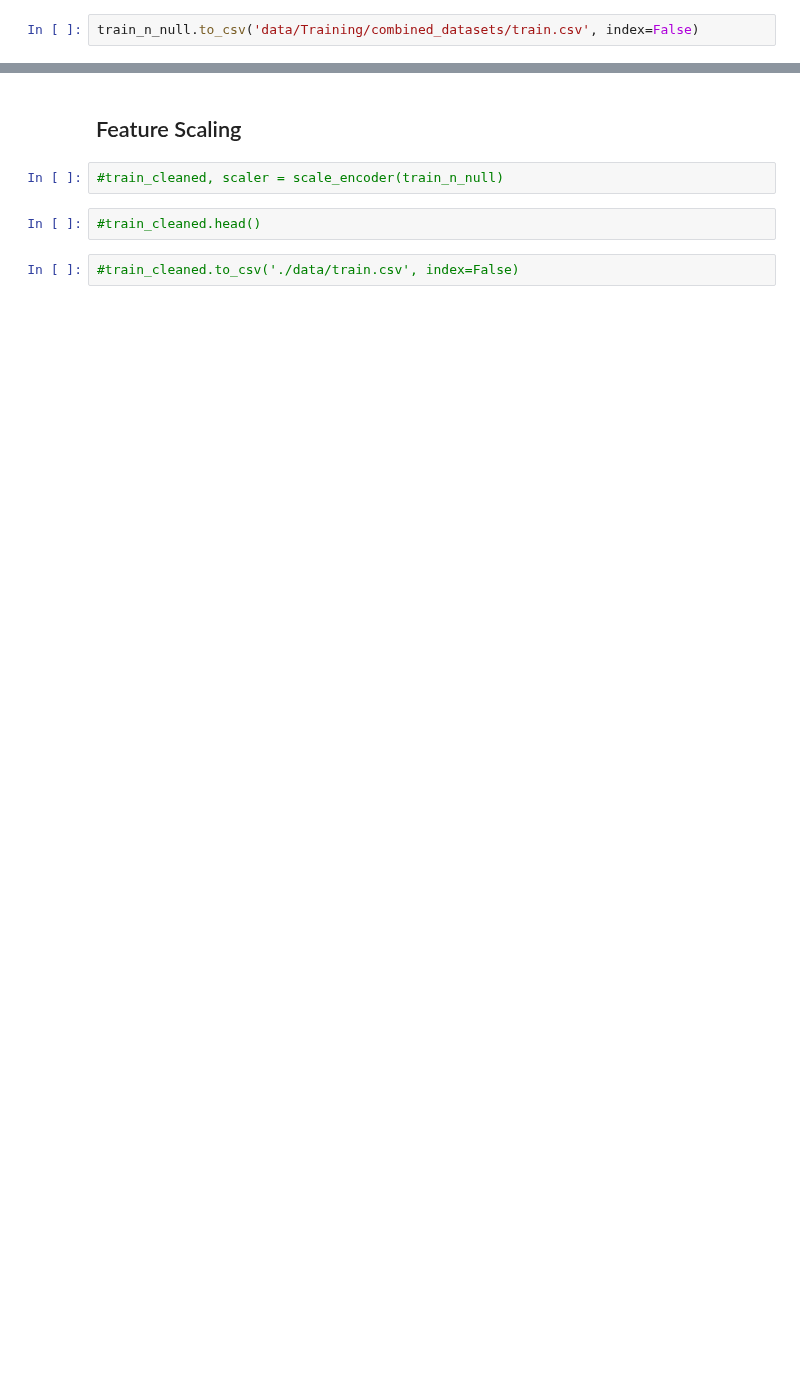
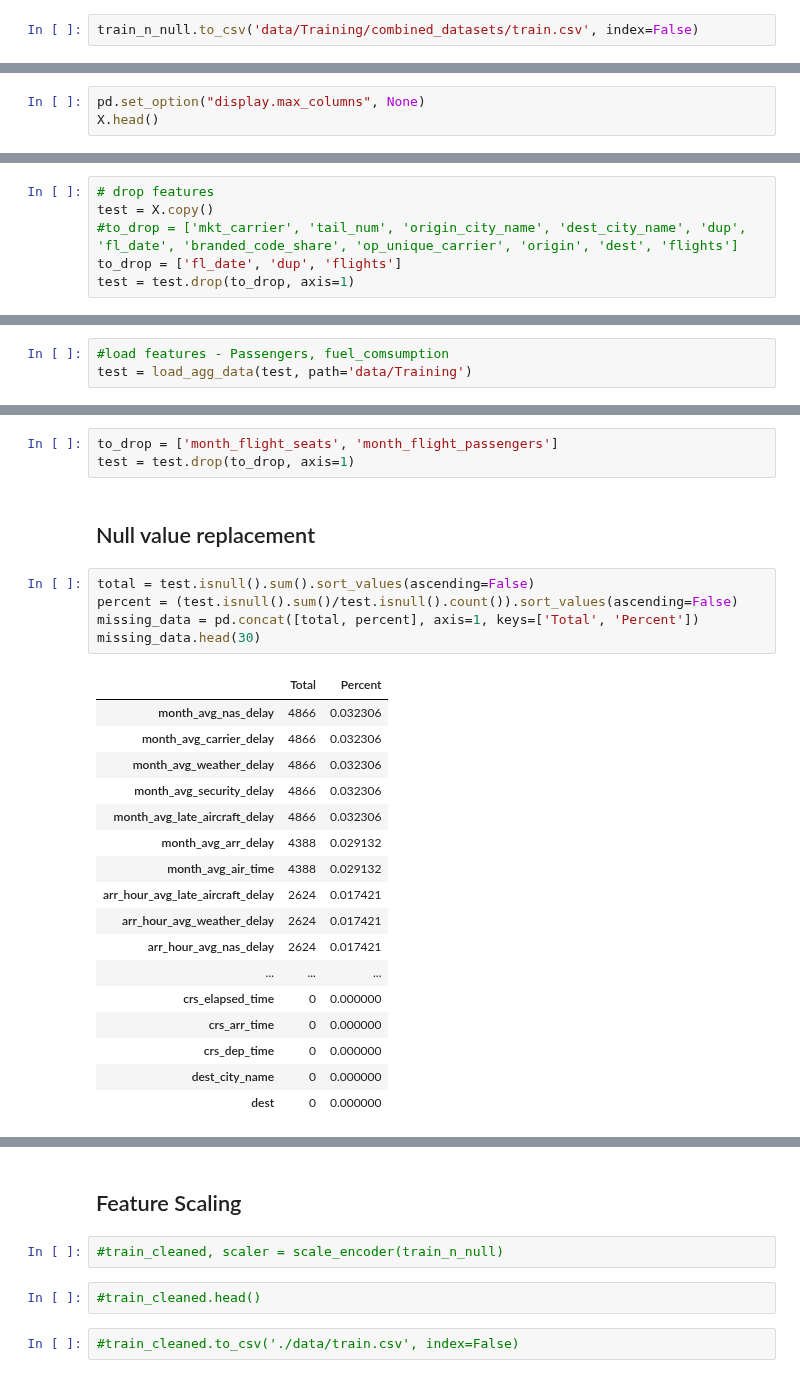
Before and after one commit to Zmek95/Flight_Delay_Predictor, a Jupyter notebook: f_engineering.ipynb, the cells around one changed output, grey strips where cells are left out. Saved outputs shown, nothing was run; the diff lists cells and outputs as text; blank space fills up the shorter version.

Commit message:
Added Test load section to f_engineering notebook

```diff
--- a/f_engineering.ipynb
+++ b/f_engineering.ipynb
@@ -301,0 +325,3 @@ train_n_null.to_csv('data/Training/combined_datasets/train.csv', index=False)
+# %%
+pd.set_option("display.max_columns", None)
+X.head()
@@ -301,0 +335,6 @@ train_n_null.to_csv('data/Training/combined_datasets/train.csv', index=False)
+# %%
+# drop features
+test = X.copy()
+#to_drop = ['mkt_carrier', 'tail_num', 'origin_city_name', 'dest_city_name', 'dup', 'fl_date', 'branded_code_share', 'op_unique_carrier', 'origin', 'dest', 'flights']
+to_drop = ['fl_date', 'dup', 'flights']
+test = test.drop(to_drop, axis=1)
@@ -301,0 +345,3 @@ train_n_null.to_csv('data/Training/combined_datasets/train.csv', index=False)
+# %%
+#load features - Passengers, fuel_comsumption
+test = load_agg_data(test, path='data/Training')
@@ -301,0 +361,28 @@ train_n_null.to_csv('data/Training/combined_datasets/train.csv', index=False)
+# %%
+to_drop = ['month_flight_seats', 'month_flight_passengers']
+test = test.drop(to_drop, axis=1)
+# %% [markdown]
+## Null value replacement
+# %%
+total = test.isnull().sum().sort_values(ascending=False)
+percent = (test.isnull().sum()/test.isnull().count()).sort_values(ascending=False)
+missing_data = pd.concat([total, percent], axis=1, keys=['Total', 'Percent'])
+missing_data.head(30)
+# %% [output]
+|  | Total | Percent |
+| month_avg_nas_delay | 4866 | 0.032306 |
+| month_avg_carrier_delay | 4866 | 0.032306 |
+| month_avg_weather_delay | 4866 | 0.032306 |
+| month_avg_security_delay | 4866 | 0.032306 |
+| month_avg_late_aircraft_delay | 4866 | 0.032306 |
+| month_avg_arr_delay | 4388 | 0.029132 |
+| month_avg_air_time | 4388 | 0.029132 |
+| arr_hour_avg_late_aircraft_delay | 2624 | 0.017421 |
+| arr_hour_avg_weather_delay | 2624 | 0.017421 |
+| arr_hour_avg_nas_delay | 2624 | 0.017421 |
+| ... | ... | ... |
+| crs_elapsed_time | 0 | 0.000000 |
+| crs_arr_time | 0 | 0.000000 |
+| crs_dep_time | 0 | 0.000000 |
+| dest_city_name | 0 | 0.000000 |
+| dest | 0 | 0.000000 |
```
Also changed, not shown: parts of 33 cells of this notebook, 2 other files.
